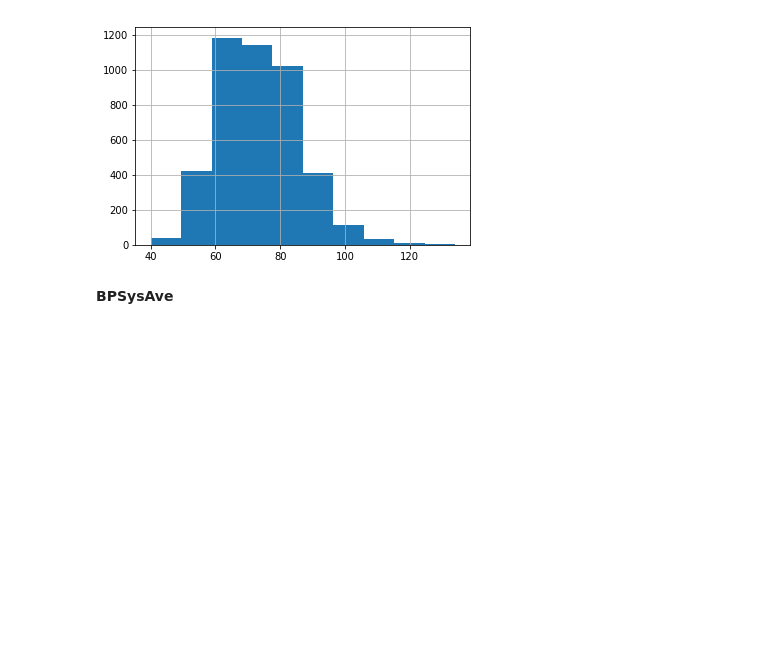
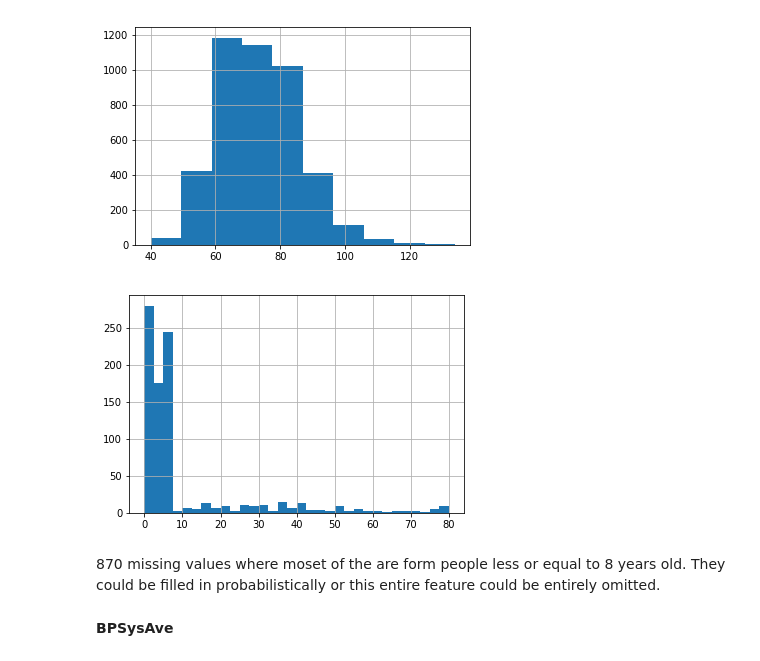
Before and after one commit to lucas-ubm/MaastrichtFlu, a Jupyter notebook: kaggle_starter.ipynb, the cells around one changed output. Drawn from its saved outputs; the diff is of its cells as text; code cells hidden in the pictures; blank space fills up the shorter version.

```diff
--- a/kaggle_starter.ipynb
+++ b/kaggle_starter.ipynb
@@ -397,6 +417,13 @@ df['Pulse'].hist()
 plt.show()
 # %% [output]
 [figure]
+# %%
+df.loc[df['Pulse'].isna()]['Age'].hist(bins=32)
+plt.show()
+# %% [output]
+[figure, added]
+# %% [markdown]
+870 missing values where moset of the are form people less or equal to 8 years old. They could be filled in probabilistically or this entire feature could be entirely omitted.
 # %% [markdown]
 **BPSysAve**
 # %% [markdown]
```
Also changed, not shown: parts of 29 cells of this notebook.
